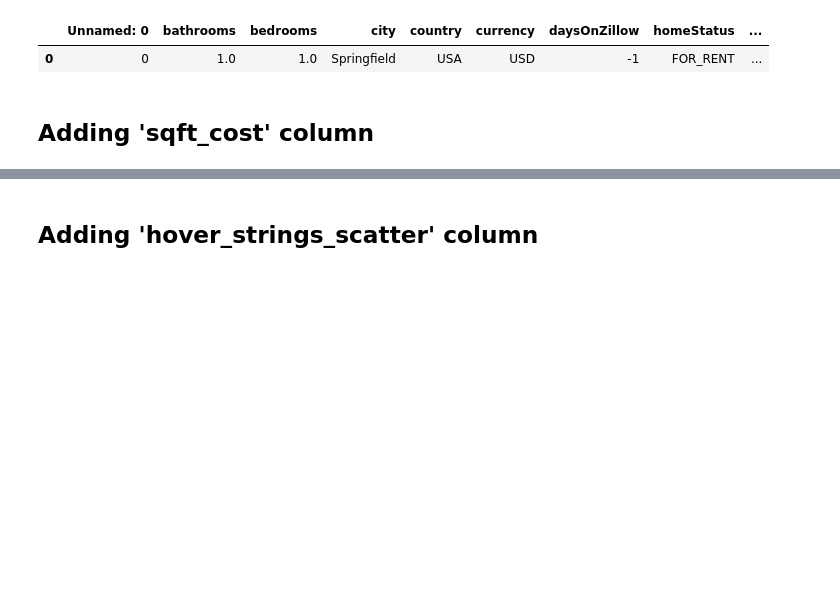
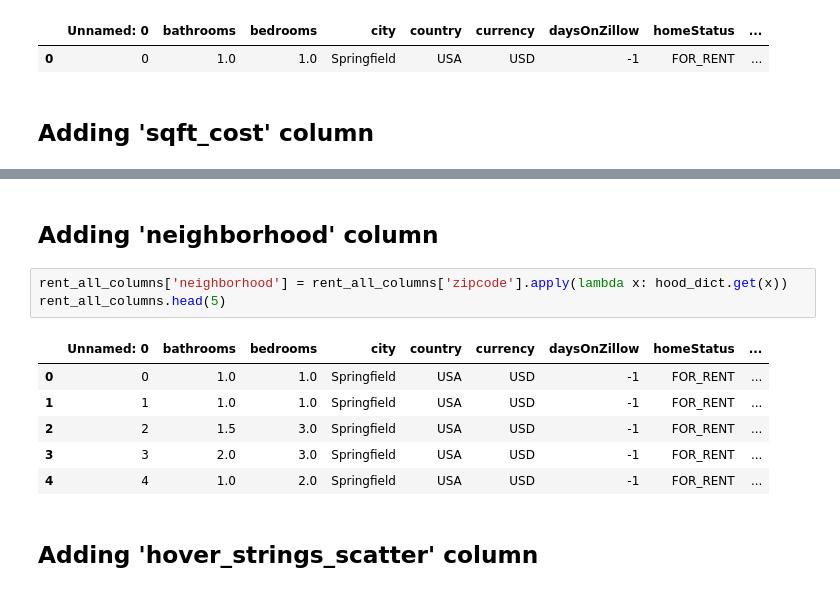
Before and after one commit to jenillejones/Springfield_MA_Rents, a Jupyter notebook: clean_rent_data.ipynb, the cells around one changed output, grey strips where cells are left out. Saved outputs shown, nothing was run; the diff lists cells and outputs as text; blank space fills up the shorter version.

```diff
--- a/clean_rent_data.ipynb
+++ b/clean_rent_data.ipynb
@@ -102,3 +105,15 @@ rent_all_columns.head(1)
+# %% [markdown]
+## Adding 'neighborhood' column ##
+# %%
+rent_all_columns['neighborhood'] = rent_all_columns['zipcode'].apply(lambda x: hood_dict.get(x))
+rent_all_columns.head(5)
+# %% [output]
+|  | Unnamed: 0 | bathrooms | bedrooms | city | country | currency | daysOnZillow | homeStatus | ... |
+| 0 | 0 | 1.0 | 1.0 | Springfield | USA | USD | -1 | FOR_RENT | ... |
+| 1 | 1 | 1.0 | 1.0 | Springfield | USA | USD | -1 | FOR_RENT | ... |
+| 2 | 2 | 1.5 | 3.0 | Springfield | USA | USD | -1 | FOR_RENT | ... |
+| 3 | 3 | 2.0 | 3.0 | Springfield | USA | USD | -1 | FOR_RENT | ... |
+| 4 | 4 | 1.0 | 2.0 | Springfield | USA | USD | -1 | FOR_RENT | ... |
 # %% [markdown]
 ## Adding 'hover_strings_scatter' column ##
 # %%
```
Also changed, not shown: parts of 8 cells of this notebook.
